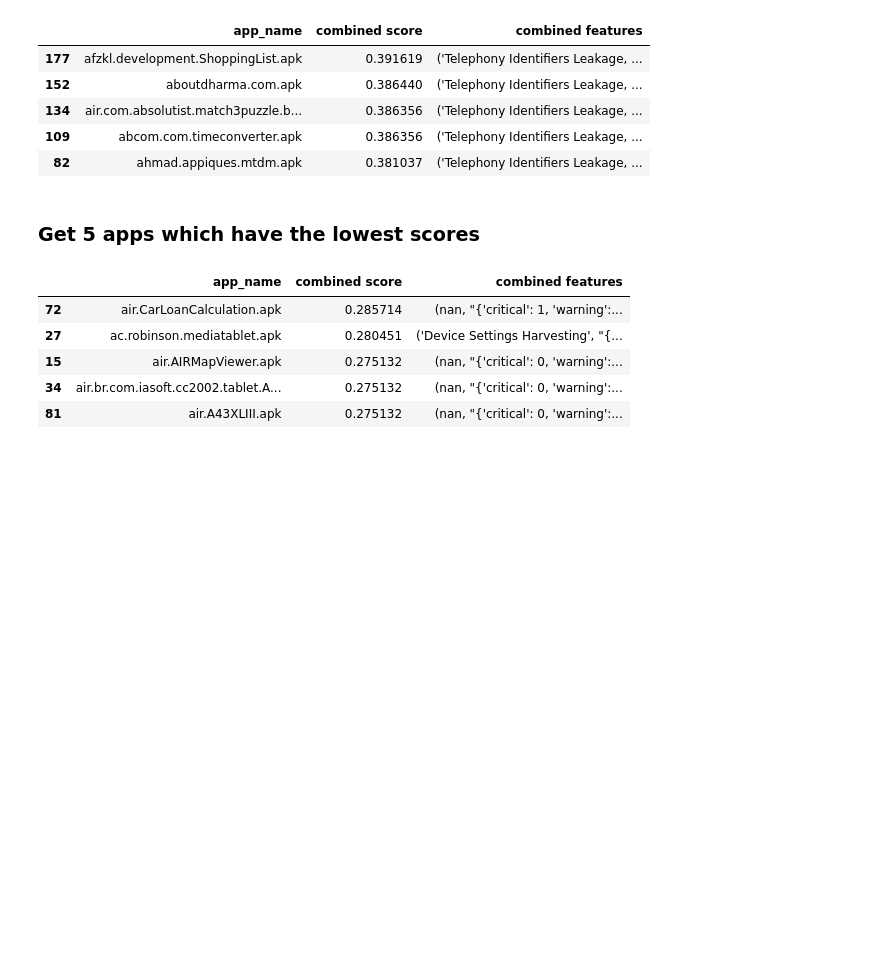
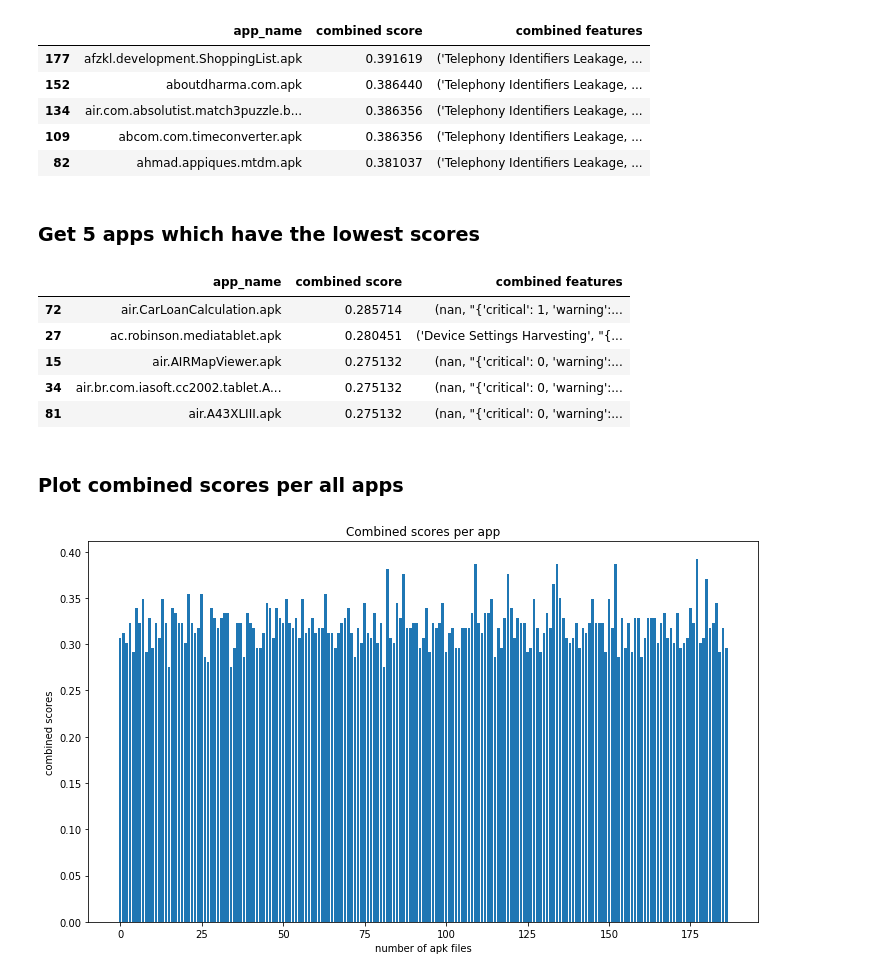
Before and after one commit to zahrafitrianti/atsp-project, a Jupyter notebook: example_apps.ipynb, the cells around one changed output. Cells and saved outputs as stored; diff of their text form; code cells hidden in the pictures; blank space fills up the shorter version.

```diff
--- a/example_apps.ipynb
+++ b/example_apps.ipynb
@@ -3,3 +1,8 @@ import pandas as pd
+# %%
+import pandas as pd
+import numpy as np
+import matplotlib.pyplot as plt
+plt.rcParams.update({'font.size': 16})
 # %% [markdown]
 ### Read csv file
 # %%
@@ -28,3 +31,14 @@ display(lowest5)
 | 15 | air.AIRMapViewer.apk | 0.275132 | (nan, "{'critical': 0, 'warning':... |
 | 34 | air.br.com.iasoft.cc2002.tablet.A... | 0.275132 | (nan, "{'critical': 0, 'warning':... |
 | 81 | air.A43XLIII.apk | 0.275132 | (nan, "{'critical': 0, 'warning':... |
+# %% [markdown]
+### Plot combined scores per all apps
+# %%
+plt.figure(figsize=(12,7))
+plt.title('Combined scores per app')
+plt.bar(np.arange(0, df.shape[0]), df['combined score'])
+plt.xlabel('number of apk files')
+plt.ylabel('combined scores')
+plt.show()
+# %% [output]
+[figure, added]
```
Also changed, not shown: parts of 5 cells of this notebook, 7 other files.
